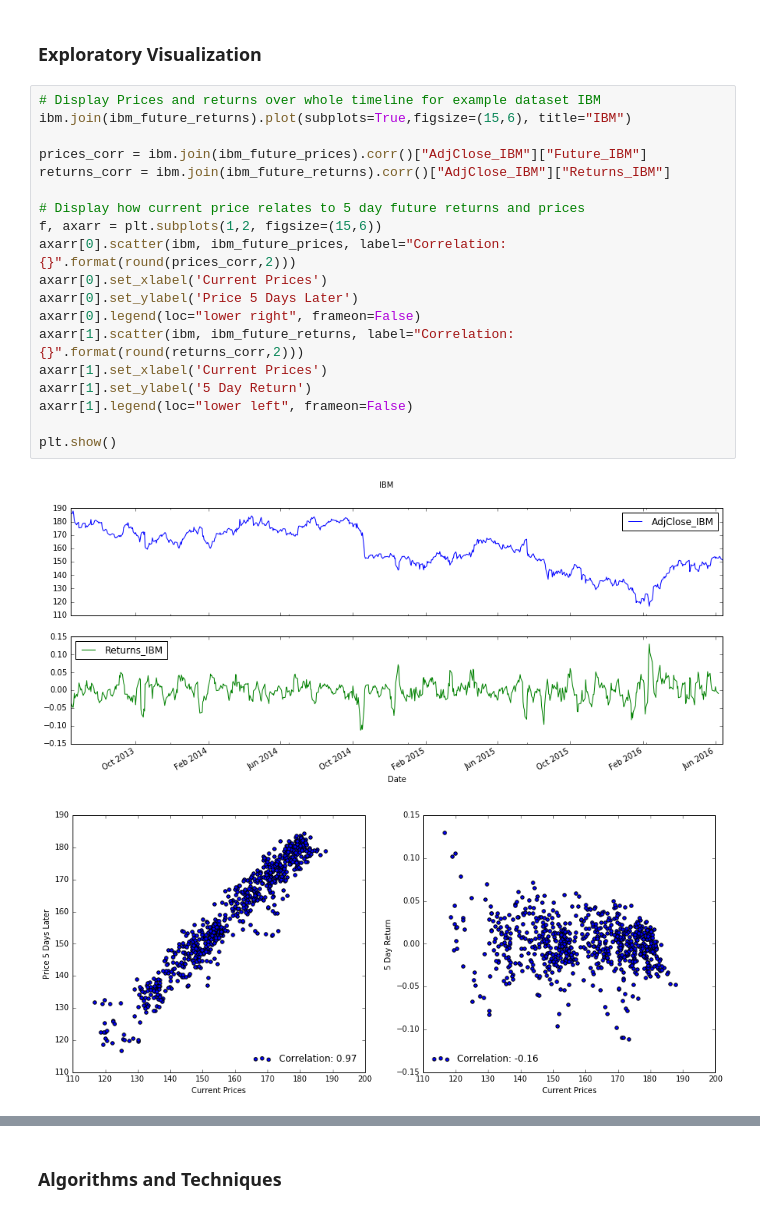
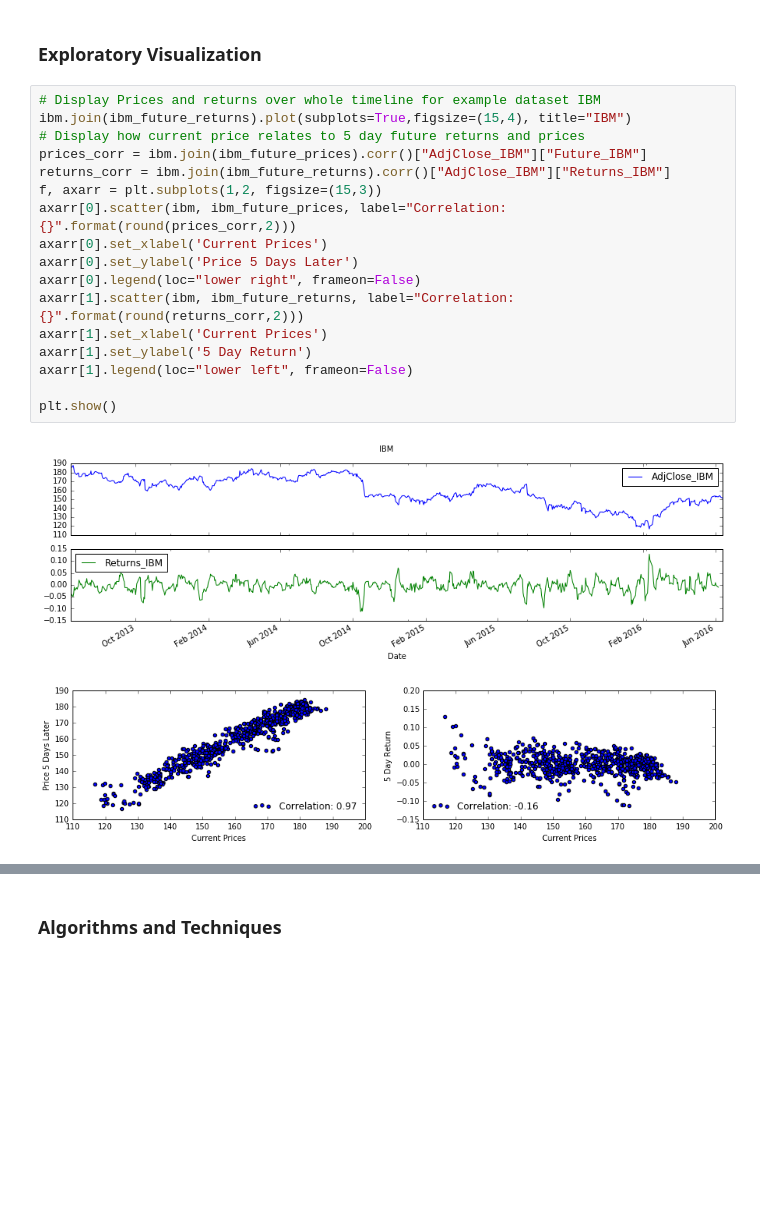
Before and after one commit to Seananigans/Finance, a Jupyter notebook: StockPredictor/FinalReport.ipynb, the cells around one changed output, grey strips where cells are left out. Cells and saved outputs as stored; diff of their text form; blank space fills up the shorter version.

```diff
--- a/StockPredictor/FinalReport.ipynb
+++ b/StockPredictor/FinalReport.ipynb
@@ -86,24 +85,22 @@ The average 5 day future return for all days in this dataset is -0.0009 with a s
 ### Exploratory Visualization
 # %%
 # Display Prices and returns over whole timeline for example dataset IBM
-ibm.join(ibm_future_returns).plot(subplots=True,figsize=(15,6), title="IBM")
-
+ibm.join(ibm_future_returns).plot(subplots=True,figsize=(15,4), title="IBM")
+# Display how current price relates to 5 day future returns and prices
 prices_corr = ibm.join(ibm_future_prices).corr()["AdjClose_IBM"]["Future_IBM"]
 returns_corr = ibm.join(ibm_future_returns).corr()["AdjClose_IBM"]["Returns_IBM"]
-
-# Display how current price relates to 5 day future returns and prices
-f, axarr = plt.subplots(1,2, figsize=(15,6))
+f, axarr = plt.subplots(1,2, figsize=(15,3))
 axarr[0].scatter(ibm, ibm_future_prices, label="Correlation: {}".format(round(prices_corr,2)))
 axarr[0].set_xlabel('Current Prices')
 axarr[0].set_ylabel('Price 5 Days Later')
 axarr[0].legend(loc="lower right", frameon=False)
 axarr[1].scatter(ibm, ibm_future_returns, label="Correlation: {}".format(round(returns_corr,2)))
 axarr[1].set_xlabel('Current Prices')
 axarr[1].set_ylabel('5 Day Return')
 axarr[1].legend(loc="lower left", frameon=False)
 
 plt.show()
 # %% [output]
-[figure, old version]
+[figure, new version]
-[figure, old version]
+[figure, new version]
 # %% [markdown]
```
Also changed, not shown: parts of 49 cells of this notebook.
